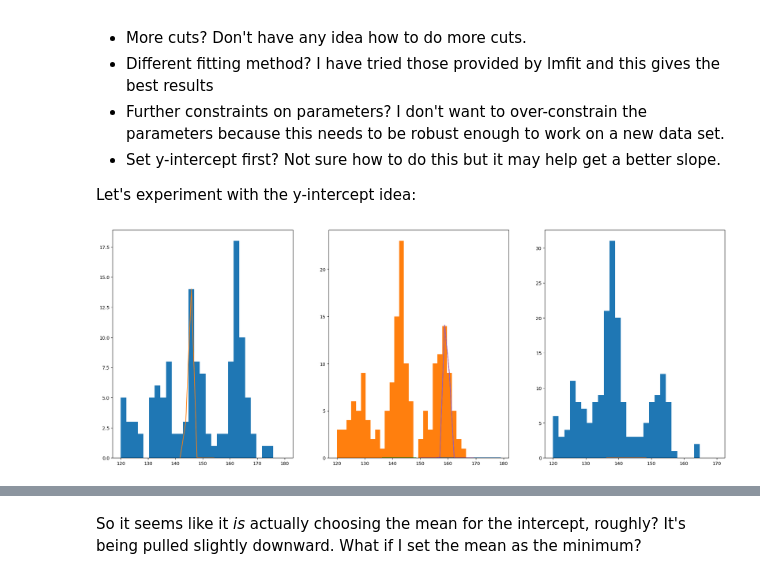
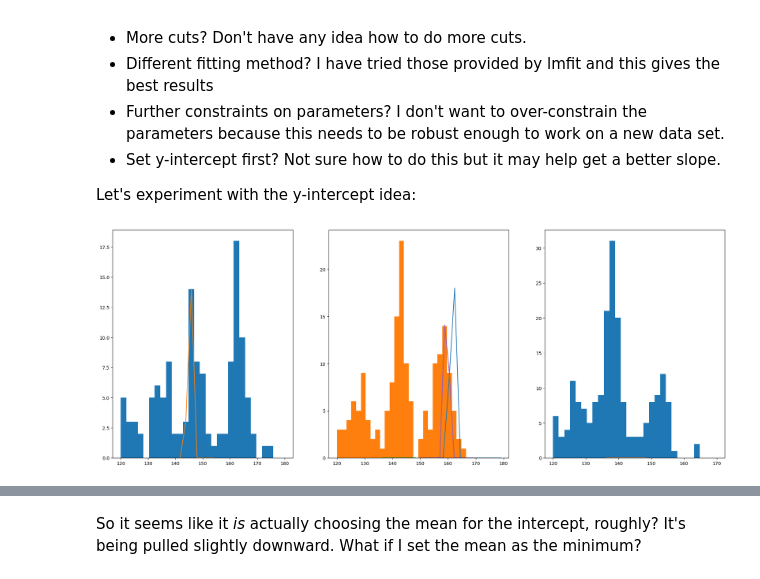
Before and after one commit to villano-lab/R76Analysis, a Jupyter notebook: HV1_Calibration.ipynb, the cells around one changed output, grey strips where cells are left out. Drawn from its saved outputs; the diff is of its cells as text; code cells hidden in the pictures.

```diff
--- a/HV1_Calibration.ipynb
+++ b/HV1_Calibration.ipynb
@@ -162,3 +162,29 @@ Variables
 | name | value | initial value | min | max | vary |
 | m | -0.25335571 | -0.232 | -1.00000000 | 0.00000000 | True |
 | b | 135.732449 | 150 | 0.00000000 | 1000.00000 | True |
+# %%
+#Basic fit -- I expect issues with this due to many data points being the wrong region.
+
+x = z[4]["PFbs"][~z[4]["crand"] & z[4]["cphi1"] & z[4]["cam"] & (z[4]["pt_keV"]>50)]-3000
+y = z[4]["pt_keV"][~z[4]["crand"] & z[4]["cphi1"] & z[4]["cam"]  & (z[4]["pt_keV"]>50)] #cutting out all the "noise" at the bottom.
+#y=y[(x>0) & (x<200)];x = x[(x>0) & (x<200)] #cut off both at the end of the line
+
+mod = lf.Model(f)
+params = mod.make_params()
+params.add('m',value=-0.232,max=0,min=-1); params.add('b',value=150,min=0,max=1000)
+fit = mod.fit(y,params,x=x,method='basinhop') #might be the best method for this data? not seeing singificant differences anymore
+#Is this okay? It's fitting to the wrong y-intercept but all I want is the slope...
+
+plt.scatter(z[4]["PFbs"][~z[4]["crand"] & z[4]["cphi1"] & z[4]["cam"]]-3000,z[4]["pt_keV"][~z[4]["crand"] & z[4]["cphi1"] & z[4]["cam"]],s=0.05,color='r',label='Unfitted data')
+plt.scatter(x,y,s=0.1,label='Fitted data')
+
+plt.plot(x,fit.best_fit,linestyle='--',color='k',linewidth=1,label="Auto fit")
+plt.plot(x,fit.best_fit+15,linestyle='--',color='r',linewidth=1,label="Auto fit height-adjust")
+plt.plot(x,f(x,m=mman,b=bman),color='b',linewidth=0.5,label="Manual fit")
+
+plt.xlim(-50,400)
+plt.ylim(0,300)#,200)
+plt.legend()
+plt.show()
+
+fit
@@ -223,38 +266,38 @@ def gaussian(x,mu,sigma):
 mod = lf.Model(gaussian)
 params = mod.make_params()
 params.add('mu',value=150); params.add('sigma',value=5)
 
 x = z[4]["PFbs"][~z[4]["crand"] & z[4]["cphi1"] & z[4]["cam"] & (z[4]["pt_keV"]>50)]-3000
 y = z[4]["pt_keV"][~z[4]["crand"] & z[4]["cphi1"] & z[4]["cam"]  & (z[4]["pt_keV"]>50)] #cutting out all the "noise" at the bottom.
 
 bins = np.linspace(120,180,30)
 h0 = ax[0].hist(y[(x<20) & (x>0)],bins=bins); h0y = h0[0]; h0x = h0[1]
 h0x = (h0x[:-1] + h0x[1:])/2
 fit1l = mod.fit(h0y[(h0x<155) & (h0x>140)],params,x=h0x[(h0x<155) & (h0x>140)])
-fit1r = mod.fit(h0y[h0x>155],params,x=h0x[h0x>155])
-ax[0].plot(h0x[(h0x<155) & (h0x>140)],fit1l.best_fit); ax[1].plot(h0x[h0x>155],fit1r.best_fit)
+fit1r = mod.fit(h0y[h0x>150],params,x=h0x[h0x>150])
+ax[0].plot(h0x[(h0x<155) & (h0x>140)],fit1l.best_fit); ax[1].plot(h0x[h0x>150],fit1r.best_fit)
 
 bins = np.linspace(120,170,30)
 low = 20; high = 40
 h1 = ax[1].hist(y[(x<high) & (x>low)],bins=bins); h1y = h1[0]; h1x = h1[1]
 h1x = (h1x[:-1] + h1x[1:])/2
 fit2l = mod.fit(h1y[(h1x<150) & (h1x>135)],params,x=h1x[(h1x<150) & (h1x>135)])
 fit2r = mod.fit(h1y[h1x>150],params,x=h1x[h1x>150])
 ax[1].plot(h1x[(h1x<150) & (h1x>135)],fit2l.best_fit); ax[1].plot(h1x[h1x>150],fit2r.best_fit)
 #ax[1].axvline(np.mean(y[(x<high) & (x>low)]),color='k')
 #ax[1].axvline(fit.best_values['b'],color='k',linestyle='--')
 
 bins = np.linspace(120,170,30)
 low = 40; high = 60
 h2 = ax[2].hist(y[(x<high) & (x>low)],bins=bins); h2y = h2[0]; h2x = h2[1]
 h2x = (h2x[:-1] + h2x[1:])/2
-fit3l = mod.fit(h2y[(h2x<150) & (h1x>135)],params,x=h2x[(h2x<150) & (h2x>135)])
-fit3r = mod.fit(h2y[h2x>150],params,x=h2x[h2x>150])
+fit3l = mod.fit(h2y[(h2x<145) & (h1x>135)],params,x=h2x[(h2x<145) & (h2x>135)])
+fit3r = mod.fit(h2y[h2x>145],params,x=h2x[h2x>145])
 ax[2].plot(h2x[(h2x<150) & (h2x>135)],fit2l.best_fit); ax[1].plot(h2x[h2x>150],fit2r.best_fit)
 
 plt.show()
 # %% [output]
-[figure, old version]
+[figure, new version]
 # %%
 x = z[4]["PFbs"][~z[4]["crand"] & z[4]["cphi1"] & z[4]["cam"] & (z[4]["pt_keV"]>50)]-3000
 y = z[4]["pt_keV"][~z[4]["crand"] & z[4]["cphi1"] & z[4]["cam"]  & (z[4]["pt_keV"]>50)] #cutting out all the "noise" at the bottom.
```
Also changed, not shown: parts of 2 cells of this notebook.
